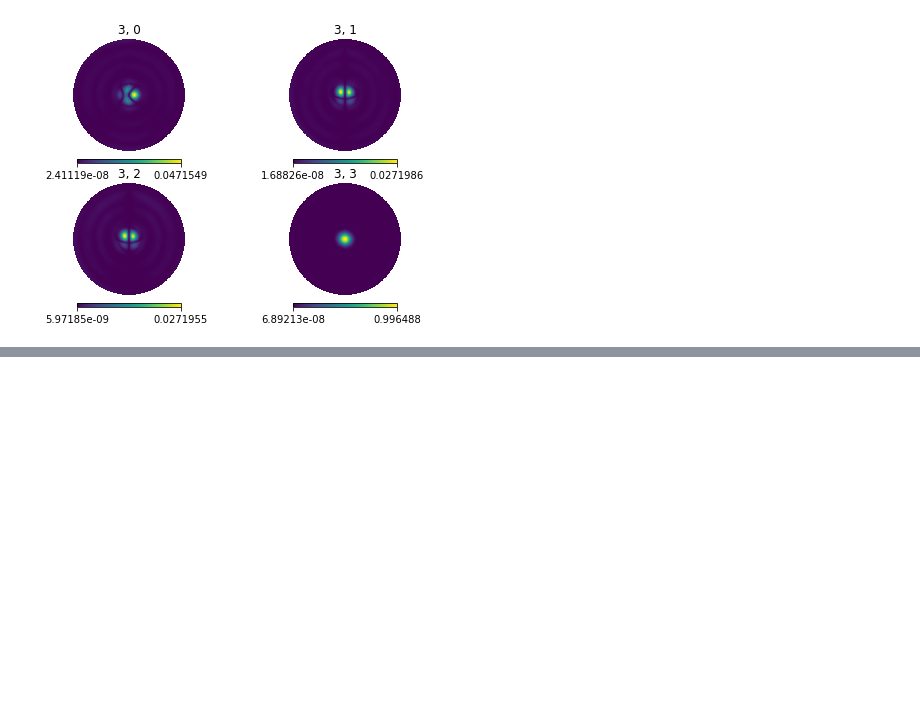
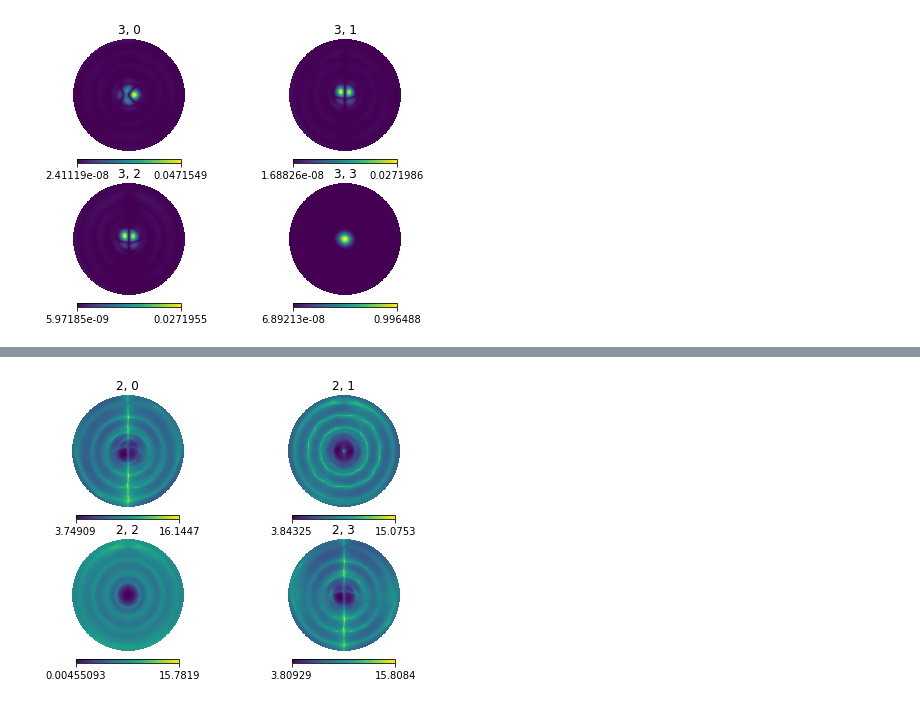
Before and after one commit to 3276908917/skyflux, a Jupyter notebook: notebooks/jones_matrices/A_Catalog.ipynb, the cells around one changed output, grey strips where cells are left out. Saved outputs shown, nothing was run; the diff lists cells and outputs as text; code cells hidden in the pictures; blank space fills up the shorter version.

```diff
--- a/notebooks/jones_matrices/A_Catalog.ipynb
+++ b/notebooks/jones_matrices/A_Catalog.ipynb
@@ -110,0 +125,4 @@ project_Ai(A, 3)
+# %%
+project_Ai_log(A, 2)
+# %% [output]
+[figure, added]
```
Also changed, not shown: parts of 4 cells of this notebook, 2 other files.
